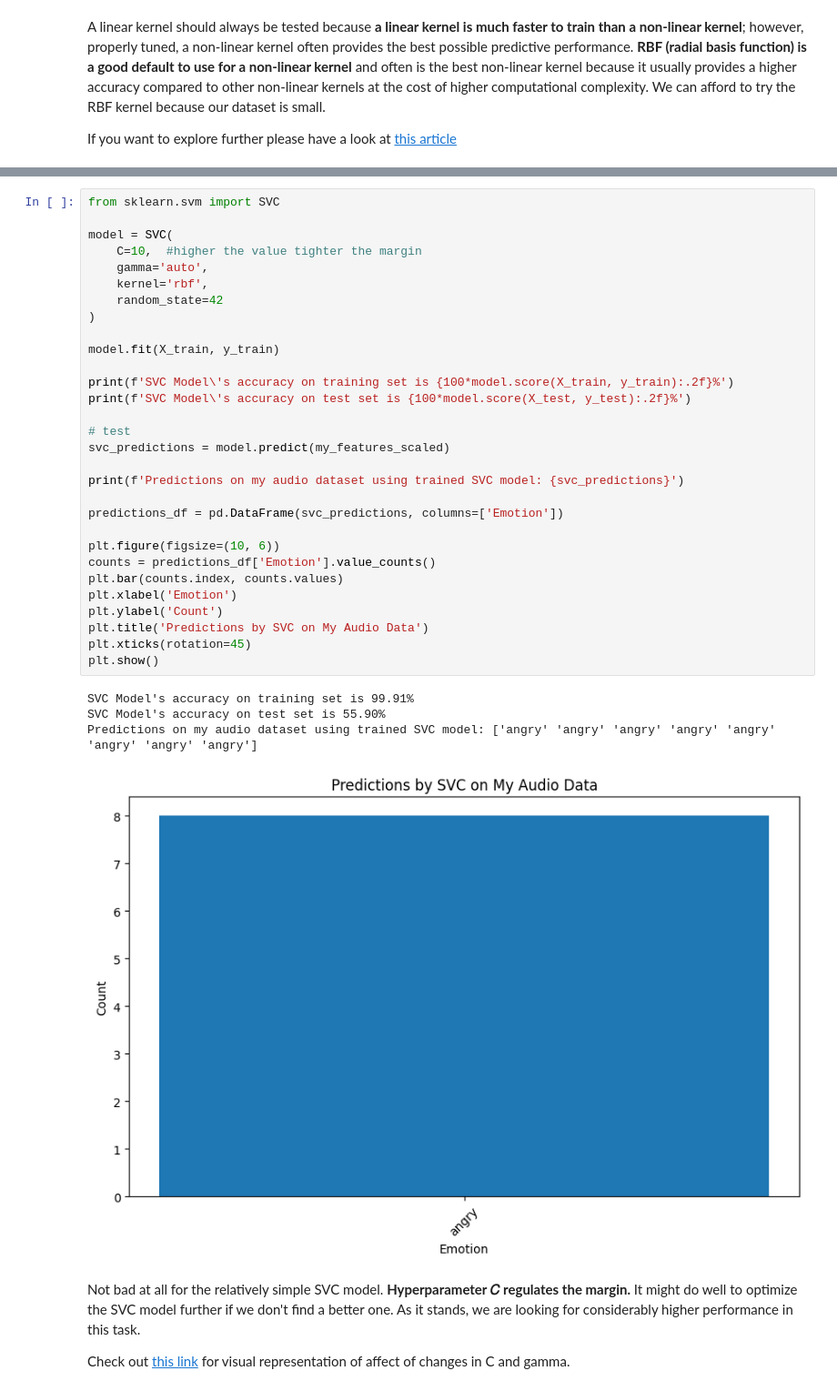
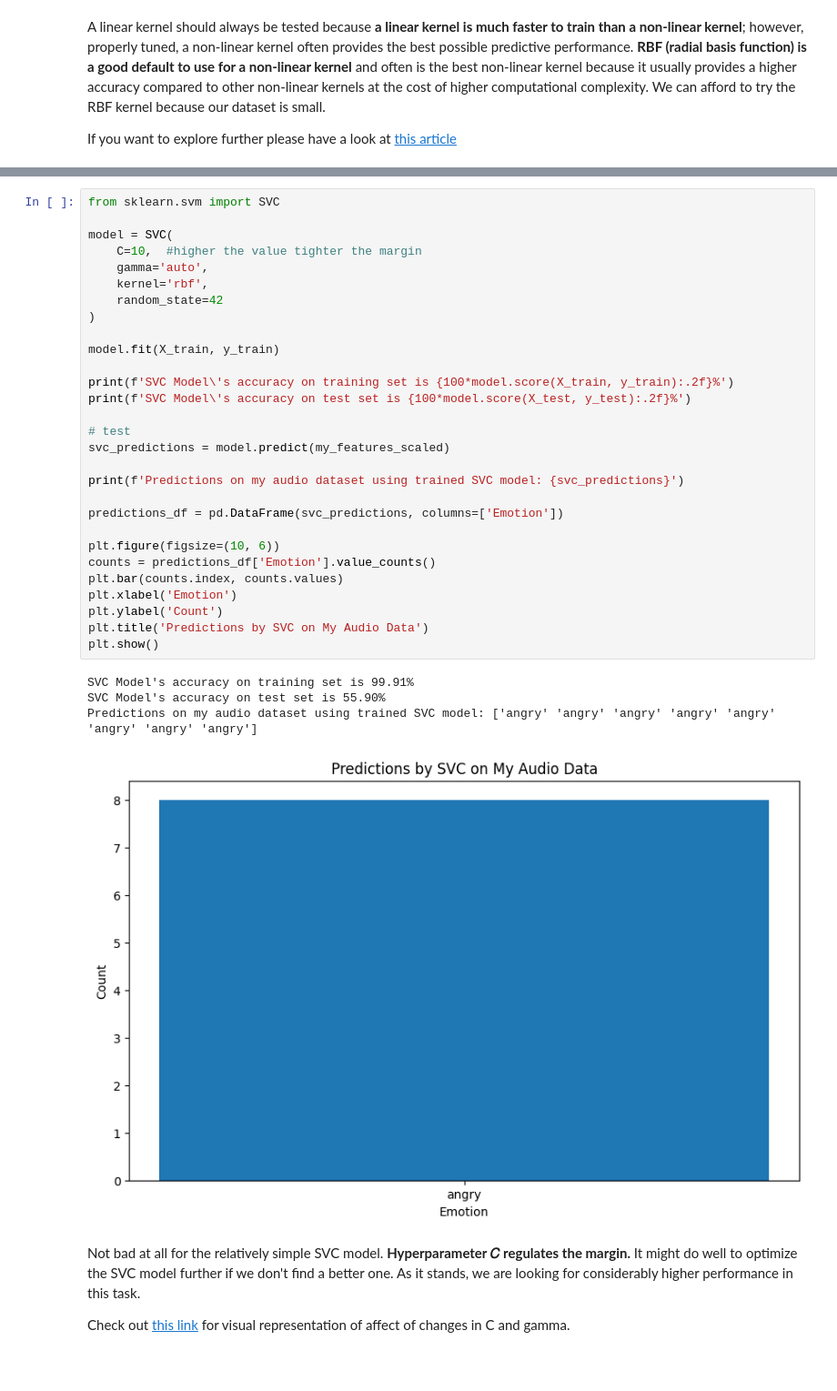
Before and after one commit to Archer001201/Week3-ClassicML, a Jupyter notebook: Week_3_MachineLearning.ipynb, the cells around one changed output, grey strips where cells are left out. Shown at 91% size. Cells and saved outputs as stored; diff of their text form; blank space fills up the shorter version.

```diff
--- a/Week_3_MachineLearning.ipynb
+++ b/Week_3_MachineLearning.ipynb
@@ -508,35 +505,34 @@ from sklearn.svm import SVC
 model = SVC(
     C=10,  #higher the value tighter the margin
     gamma='auto',
     kernel='rbf',
     random_state=42
 )
 
 model.fit(X_train, y_train)
 
 print(f'SVC Model\'s accuracy on training set is {100*model.score(X_train, y_train):.2f}%')
 print(f'SVC Model\'s accuracy on test set is {100*model.score(X_test, y_test):.2f}%')
 
 # test
 svc_predictions = model.predict(my_features_scaled)
 
 print(f'Predictions on my audio dataset using trained SVC model: {svc_predictions}')
 
 predictions_df = pd.DataFrame(svc_predictions, columns=['Emotion'])
 
 plt.figure(figsize=(10, 6))
 counts = predictions_df['Emotion'].value_counts()
 plt.bar(counts.index, counts.values)
 plt.xlabel('Emotion')
 plt.ylabel('Count')
 plt.title('Predictions by SVC on My Audio Data')
-plt.xticks(rotation=45)
 plt.show()
 # %% [output]
 SVC Model's accuracy on training set is 99.91%
 SVC Model's accuracy on test set is 55.90%
 Predictions on my audio dataset using trained SVC model: ['angry' 'angry' 'angry' 'angry' 'angry' 'angry' 'angry' 'angry']
-[figure, old version]
+[figure, new version]
 # %% [markdown]
 Not bad at all for the relatively simple SVC model. **Hyperparameter 𝐶 regulates the margin.** It might do well to optimize the SVC model further if we don't find a better one. As it stands, we are looking for considerably higher performance in this task.
 
```
Also changed, not shown: parts of 2 cells of this notebook.
